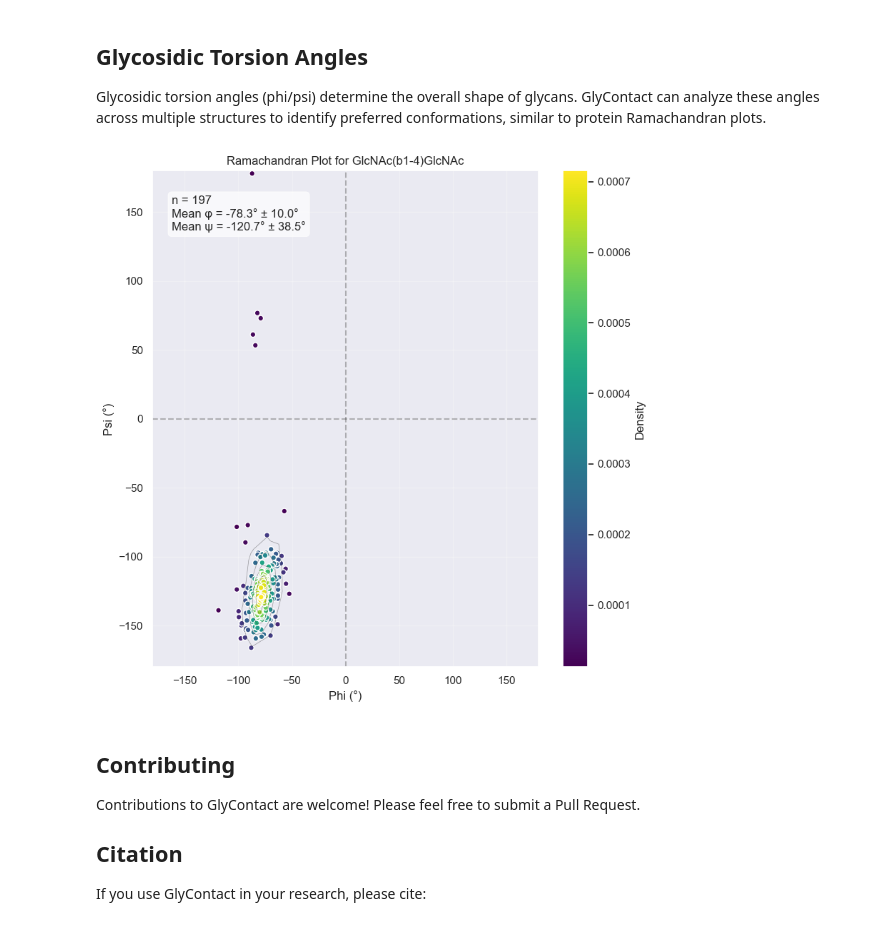
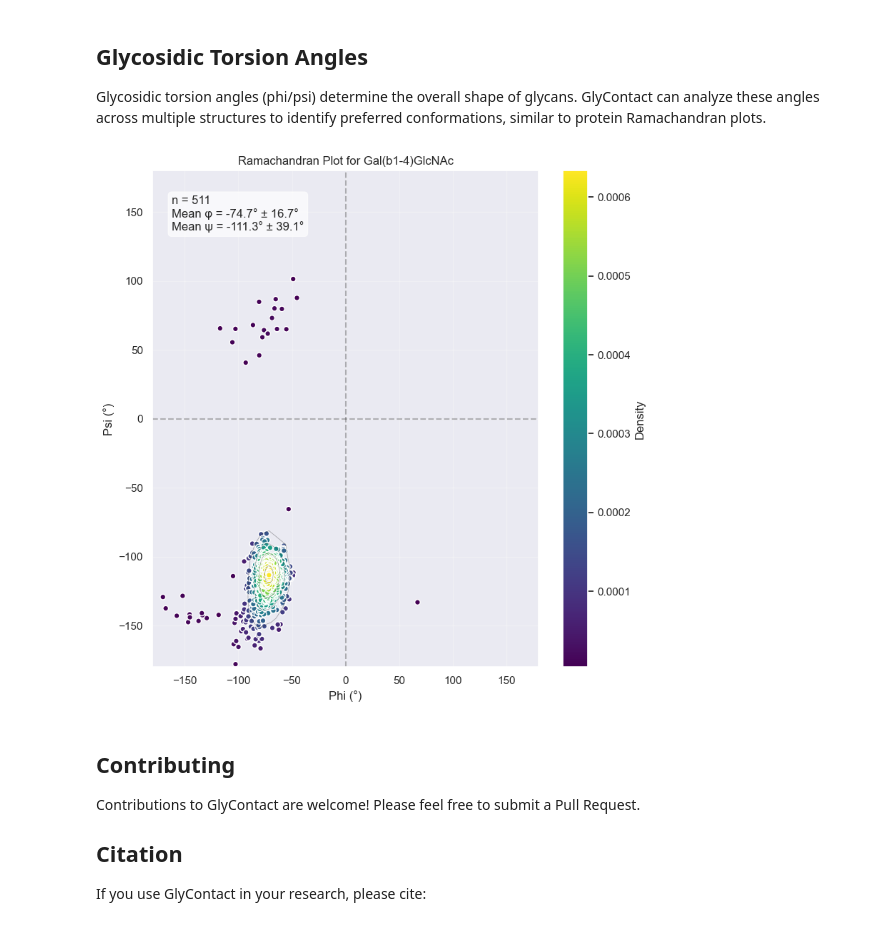
Before and after one commit to lthomes/glycontact, a Jupyter notebook: README.ipynb, the cells around one changed output. Saved outputs shown, nothing was run; the diff lists cells and outputs as text; code cells hidden in the pictures.

```diff
--- a/README.ipynb
+++ b/README.ipynb
@@ -64,9 +68,9 @@ plot_glycan_score(glycan, attribute="SASA")
 Glycosidic torsion angles (phi/psi) determine the overall shape of glycans. GlyContact can analyze these angles across multiple structures to identify preferred conformations, similar to protein Ramachandran plots.
 # %%
 from glycontact.visualize import ramachandran_plot
-ramachandran_plot("GlcNAc(b1-4)GlcNAc")
+ramachandran_plot("Gal(b1-4)GlcNAc")
 # %% [output]
-[figure, old version]
+[figure, new version]
 # %% [markdown]
 ## Contributing
 
```
Also changed, not shown: parts of 2 cells of this notebook, 7 other files.
